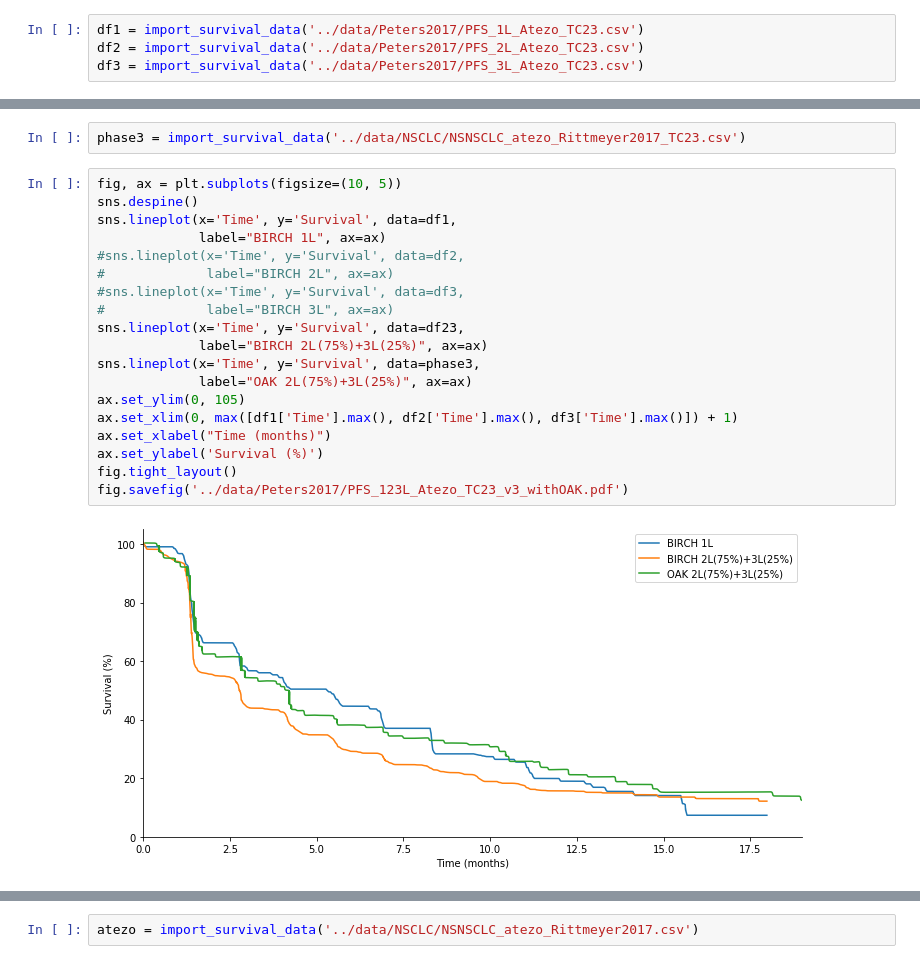
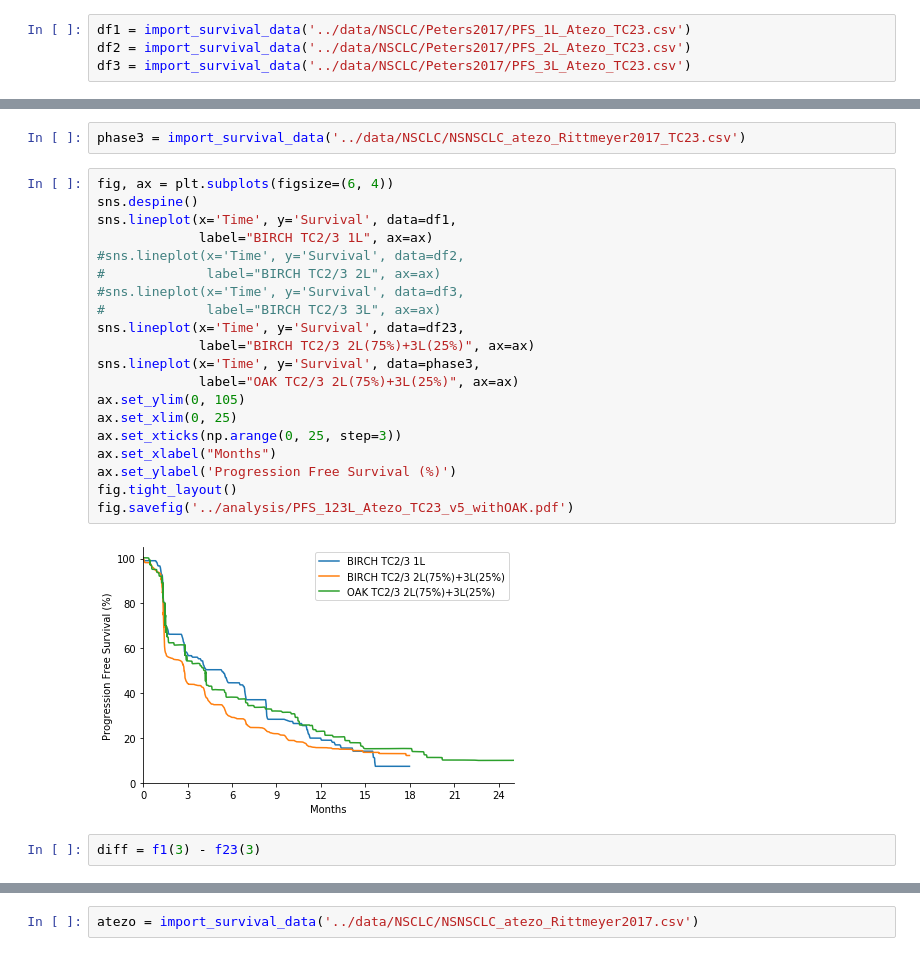
Before and after one commit to Wangmoaza/PalmerLab-Rotation, a Jupyter notebook: compare_survival_plot.ipynb, the cells around one changed output, grey strips where cells are left out. Cells and saved outputs as stored; diff of their text form.

Commit message:
added figsize and time max feature

```diff
--- a/compare_survival_plot.ipynb
+++ b/compare_survival_plot.ipynb
@@ -7,9 +7,9 @@ import matplotlib.pyplot as plt
 import seaborn as sns
 from predict_comb_therapy_effect import *
 # %%
-df1 = import_survival_data('../data/Peters2017/PFS_1L_Atezo_TC23.csv')
-df2 = import_survival_data('../data/Peters2017/PFS_2L_Atezo_TC23.csv')
-df3 = import_survival_data('../data/Peters2017/PFS_3L_Atezo_TC23.csv')
+df1 = import_survival_data('../data/NSCLC/Peters2017/PFS_1L_Atezo_TC23.csv')
+df2 = import_survival_data('../data/NSCLC/Peters2017/PFS_2L_Atezo_TC23.csv')
+df3 = import_survival_data('../data/NSCLC/Peters2017/PFS_3L_Atezo_TC23.csv')
 # %%
 f1 = interpolate(df1)
 f2 = interpolate(df2)
@@ -27,24 +28,27 @@ df23.to_csv('../data/Peters2017/PFS_2L_75_3L_25_Atezo_TC23.csv', index=False)
 # %%
 phase3 = import_survival_data('../data/NSCLC/NSNSCLC_atezo_Rittmeyer2017_TC23.csv')
 # %%
-fig, ax = plt.subplots(figsize=(10, 5))
+fig, ax = plt.subplots(figsize=(6, 4))
 sns.despine()
 sns.lineplot(x='Time', y='Survival', data=df1,
-             label="BIRCH 1L", ax=ax)
+             label="BIRCH TC2/3 1L", ax=ax)
 #sns.lineplot(x='Time', y='Survival', data=df2,
-#             label="BIRCH 2L", ax=ax)
+#             label="BIRCH TC2/3 2L", ax=ax)
 #sns.lineplot(x='Time', y='Survival', data=df3,
-#             label="BIRCH 3L", ax=ax)
+#             label="BIRCH TC2/3 3L", ax=ax)
 sns.lineplot(x='Time', y='Survival', data=df23,
-             label="BIRCH 2L(75%)+3L(25%)", ax=ax)
+             label="BIRCH TC2/3 2L(75%)+3L(25%)", ax=ax)
 sns.lineplot(x='Time', y='Survival', data=phase3,
-             label="OAK 2L(75%)+3L(25%)", ax=ax)
+             label="OAK TC2/3 2L(75%)+3L(25%)", ax=ax)
 ax.set_ylim(0, 105)
-ax.set_xlim(0, max([df1['Time'].max(), df2['Time'].max(), df3['Time'].max()]) + 1)
-ax.set_xlabel("Time (months)")
-ax.set_ylabel('Survival (%)')
+ax.set_xlim(0, 25)
+ax.set_xticks(np.arange(0, 25, step=3))
+ax.set_xlabel("Months")
+ax.set_ylabel('Progression Free Survival (%)')
 fig.tight_layout()
-fig.savefig('../data/Peters2017/PFS_123L_Atezo_TC23_v3_withOAK.pdf')
+fig.savefig('../analysis/PFS_123L_Atezo_TC23_v5_withOAK.pdf')
 # %% [output]
-[figure, old version]
+[figure, new version]
+# %%
+diff = f1(3) - f23(3)
 # %%
```
Also changed, not shown: parts of 7 cells of this notebook, 4 other files.
